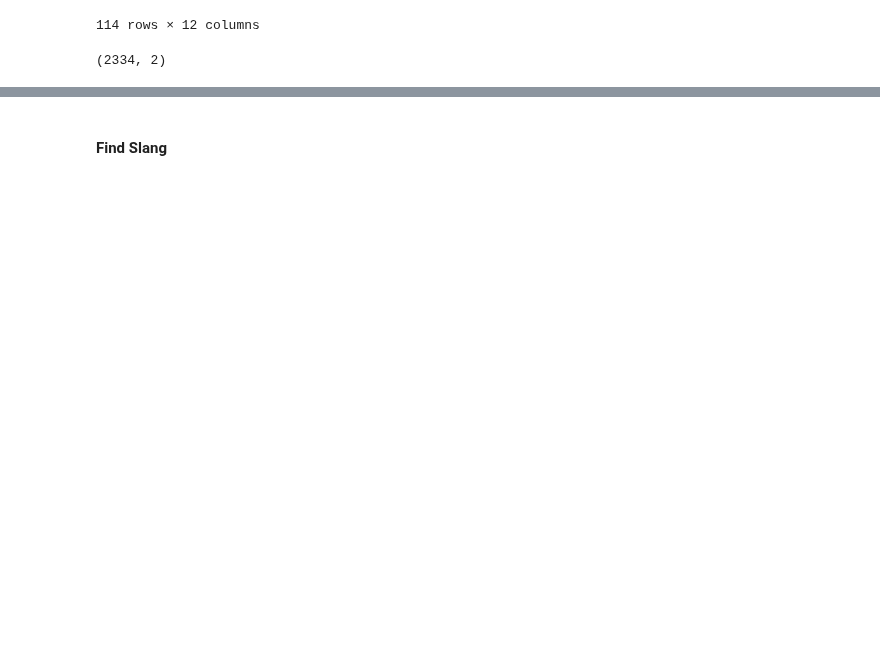
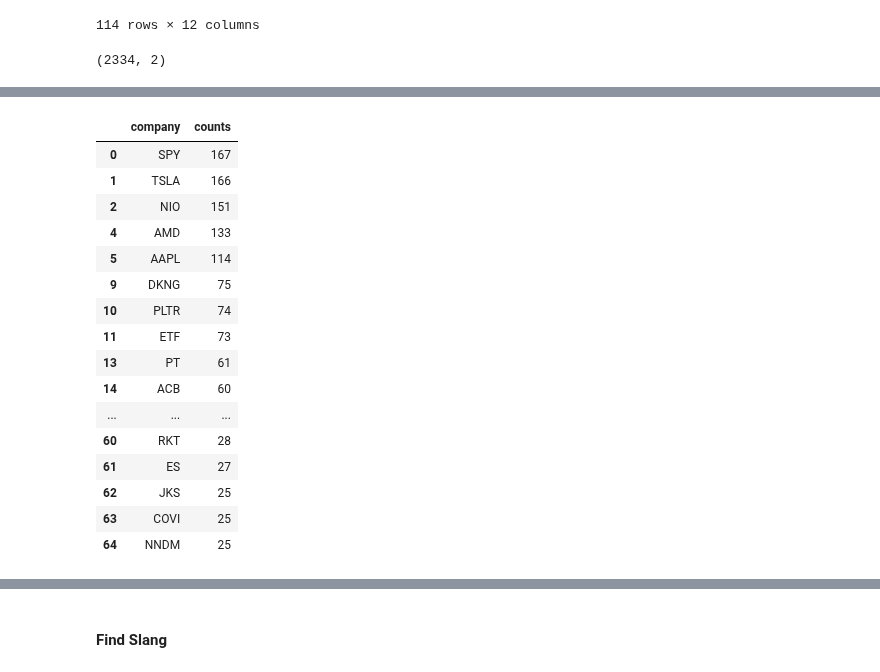
Before and after one commit to kyle-rgb/Discord_Project, a Jupyter notebook: notebooks/Data_Cleaning.ipynb, the cells around one changed output, grey strips where cells are left out. Cells and saved outputs as stored; diff of their text form; code cells hidden in the pictures; blank space fills up the shorter version.

Commit message:
Matched Server Discord Mentions with Assocaited Company

```diff
--- a/notebooks/Data_Cleaning.ipynb
+++ b/notebooks/Data_Cleaning.ipynb
@@ -1221,0 +1238,20 @@ company_counts_real.to_csv("../data/interim/trading_counts.csv", index=False)
+# %%
+company_counts_real.head(50)
+# %% [output]
+|  | company | counts |
+| 0 | SPY | 167 |
+| 1 | TSLA | 166 |
+| 2 | NIO | 151 |
+| 4 | AMD | 133 |
+| 5 | AAPL | 114 |
+| 9 | DKNG | 75 |
+| 10 | PLTR | 74 |
+| 11 | ETF | 73 |
+| 13 | PT | 61 |
+| 14 | ACB | 60 |
+| ... | ... | ... |
+| 60 | RKT | 28 |
+| 61 | ES | 27 |
+| 62 | JKS | 25 |
+| 63 | COVI | 25 |
+| 64 | NNDM | 25 |
```
Also changed, not shown: parts of 18 cells of this notebook.
